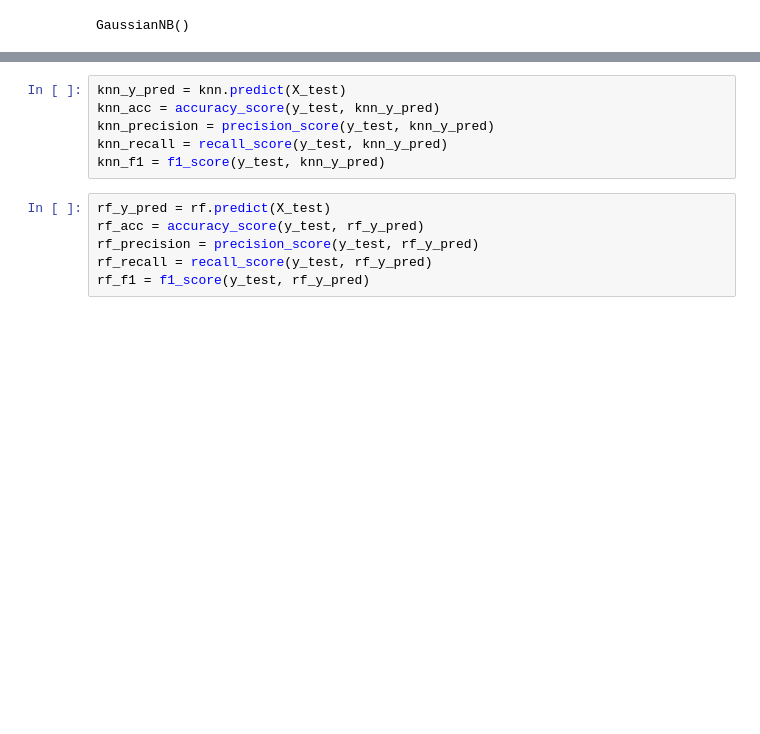
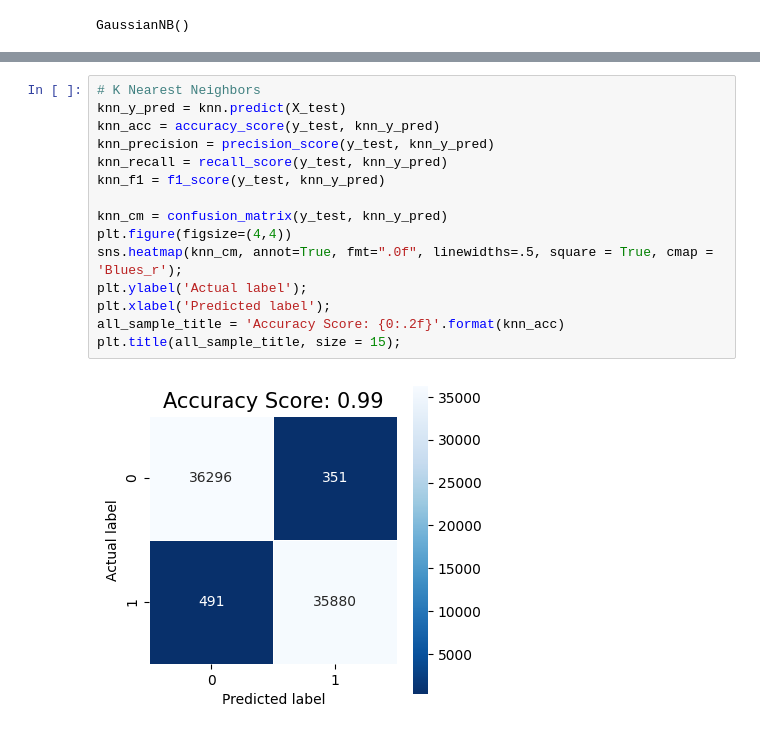
Before and after one commit to elee190/automobile-loan-default, a Jupyter notebook: Testing.ipynb, the cells around one changed output, grey strips where cells are left out. Drawn from its saved outputs; the diff is of its cells as text; blank space fills up the shorter version.

```diff
--- a/Testing.ipynb
+++ b/Testing.ipynb
@@ -151,13 +179,18 @@ dt_f1 = f1_score(y_test, dt_y_pred)
-# %%
-knn_y_pred = knn.predict(X_test)
-knn_acc = accuracy_score(y_test, knn_y_pred)
-knn_precision = precision_score(y_test, knn_y_pred)
-knn_recall = recall_score(y_test, knn_y_pred)
-knn_f1 = f1_score(y_test, knn_y_pred)
-# %%
-rf_y_pred = rf.predict(X_test)
-rf_acc = accuracy_score(y_test, rf_y_pred)
-rf_precision = precision_score(y_test, rf_y_pred)
-rf_recall = recall_score(y_test, rf_y_pred)
-rf_f1 = f1_score(y_test, rf_y_pred)
+# %%
+# K Nearest Neighbors
+knn_y_pred = knn.predict(X_test)
+knn_acc = accuracy_score(y_test, knn_y_pred)
+knn_precision = precision_score(y_test, knn_y_pred)
+knn_recall = recall_score(y_test, knn_y_pred)
+knn_f1 = f1_score(y_test, knn_y_pred)
+
+knn_cm = confusion_matrix(y_test, knn_y_pred)
+plt.figure(figsize=(4,4))
+sns.heatmap(knn_cm, annot=True, fmt=".0f", linewidths=.5, square = True, cmap = 'Blues_r');
+plt.ylabel('Actual label');
+plt.xlabel('Predicted label');
+all_sample_title = 'Accuracy Score: {0:.2f}'.format(knn_acc)
+plt.title(all_sample_title, size = 15);
+# %% [output]
+[figure, added]
 # %%
```
Also changed, not shown: parts of 7 cells of this notebook.
